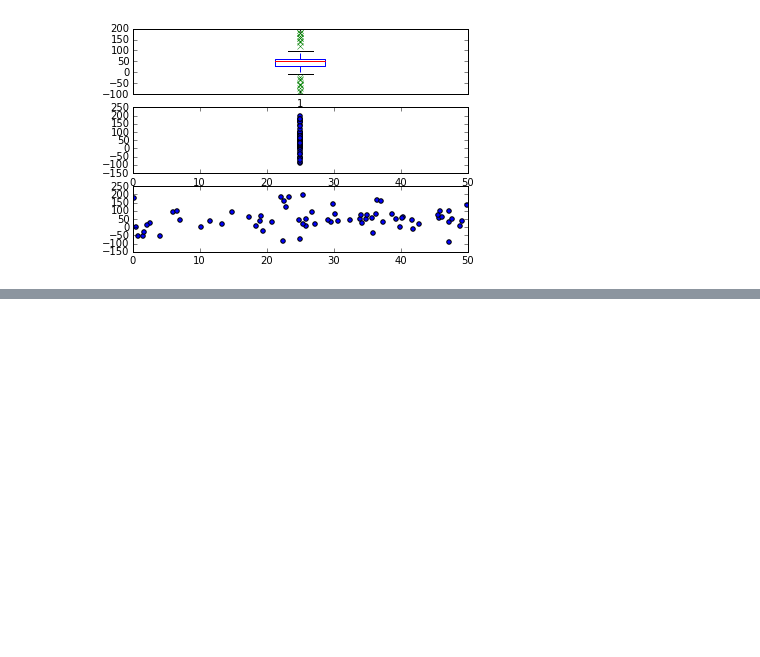
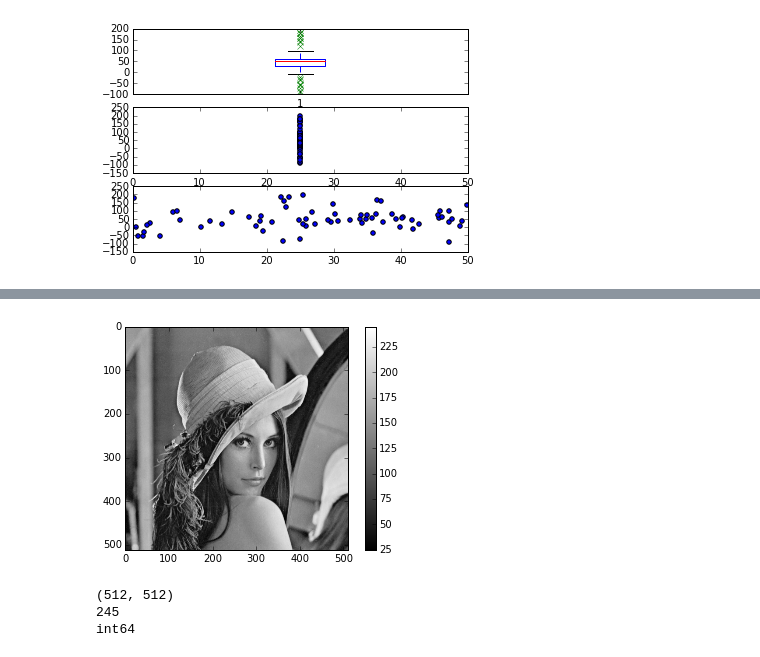
Before and after one commit to bijanvakili/pyvisual-notebook, a Jupyter notebook: chap2.ipynb, the cells around one changed output, grey strips where cells are left out. Cells and saved outputs as stored; diff of their text form; code cells hidden in the pictures; blank space fills up the shorter version.

```diff
--- a/chap2.ipynb
+++ b/chap2.ipynb
@@ -375,0 +416,25 @@ plt.xlim([0, 50])
+# %%
+%matplotlib inline
+
+import scipy.misc
+import matplotlib.pyplot as plt
+
+# load already prepare ndarray from scipy
+lena = scipy.misc.lena()
+
+# set the default colormap to gray
+plt.gray()
+
+plt.imshow(lena)
+plt.colorbar()
+plt.show()
+# %% [output]
+[figure, added]
+# %%
+print lena.shape
+print lena.max()
+print lena.dtype
+# %% [output]
+(512, 512)
+245
+int64
```
Also changed, not shown: parts of 9 cells of this notebook, 2 other files.
